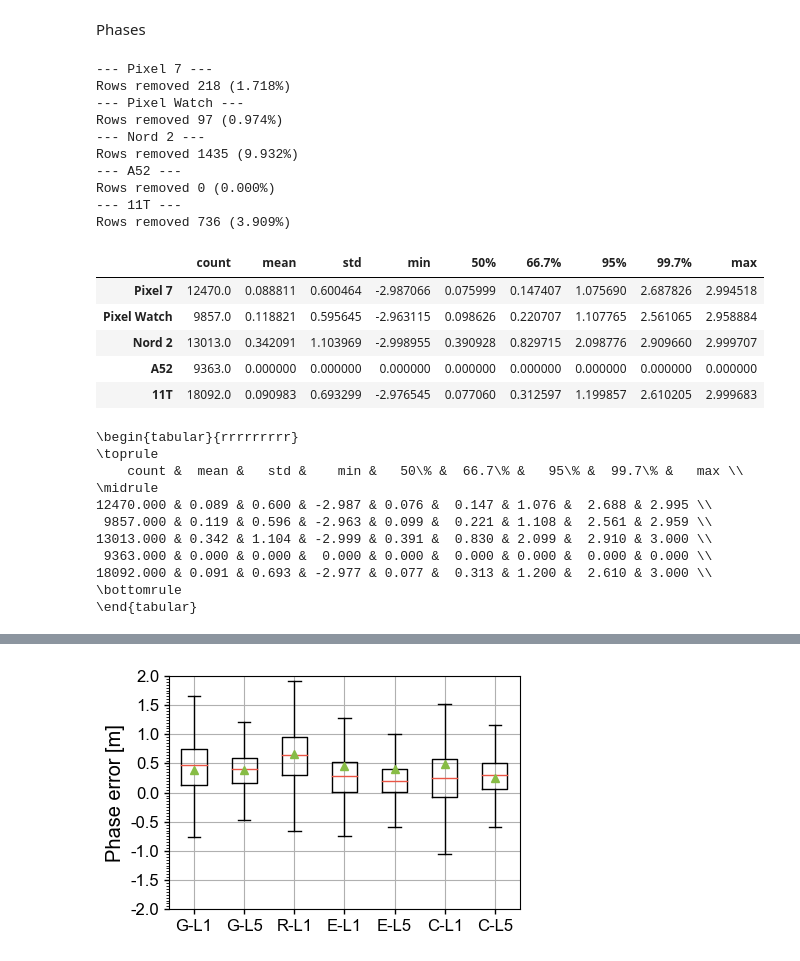
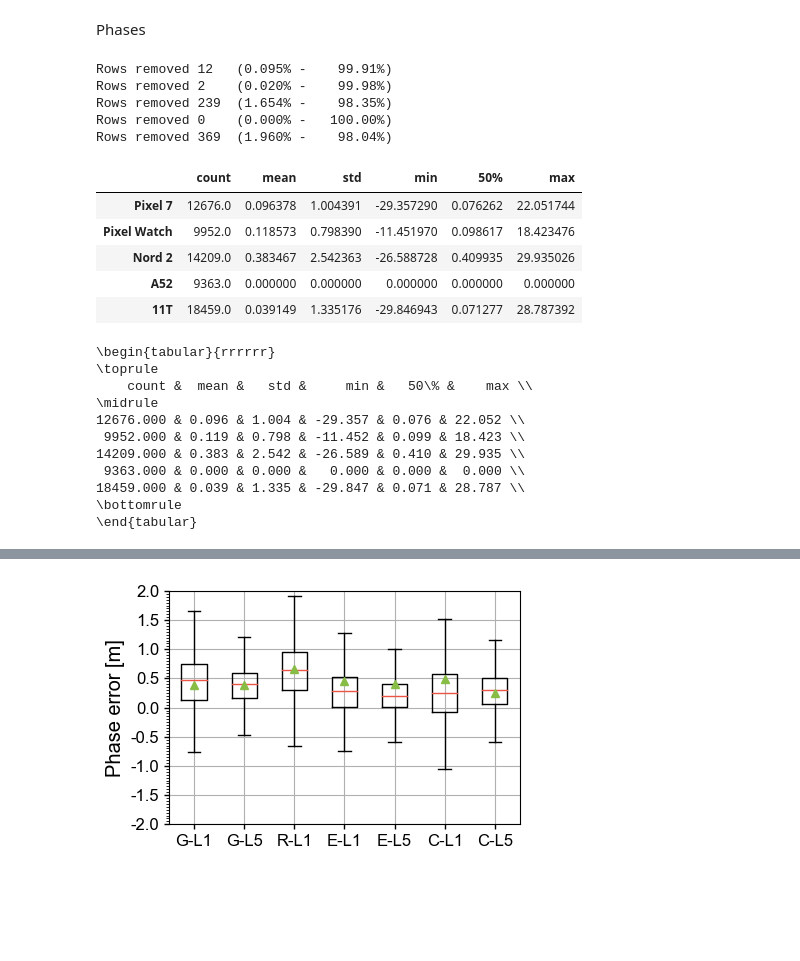
Before and after one commit to agrenier-gnss/MimirAnalyzer, a Jupyter notebook: jupyter/S2_campus.ipynb, the cells around one changed output, grey strips where cells are left out. Drawn from its saved outputs; the diff is of its cells as text; code cells hidden in the pictures; blank space fills up the shorter version.

```diff
--- a/jupyter/S2_campus.ipynb
+++ b/jupyter/S2_campus.ipynb
@@ -200,8 +203,7 @@ extent = [center[1] - 0.001, center[1] + 0.006, center[0] - 0.0005, center[0] +
 # %%
-
+locations = {}
 for log in logs:
-    locations = {}
-    locations['Reference'] = log.pos.df[["latitude", "longitude"]]
+    #locations['Reference'] = log.pos.df[["latitude", "longitude"]]
     locations[log.device] = log.fix.loc[log.fix['provider'].isin(['GPS']), ["latitude", "longitude"]]
-    plotMap(locations=locations, extent=extent, scale=17)
+plotMap(locations=locations, extent=extent, scale=17)
 # %% [output]
@@ -278,10 +276,9 @@ Pseudoranges
 _logs = copy.deepcopy(logs)
 stats = []
 for log in _logs:
-    print(f"--- {log.device} ---")
     log.raw = misc.filterValues(log.raw, 'PseudorangeAcceleration', 300)
     log.raw[list(misc.GnssState_Str.values())] = log.raw.apply(lambda row: misc.getSplitState(row['State'], bits=17, type='tracking'), axis='columns', result_type='expand')
-    stats.append(log.raw['PseudorangeAcceleration'].describe(percentiles=[0.5, .667, .95, .997]))
+    stats.append(log.raw['PseudorangeAcceleration'].describe(percentiles=[0.5]))
 stats = pd.concat(stats, keys=device_list, axis=1).T
 stats
 # %% [output]
@@ -408,10 +400,9 @@ Doppler
 _logs = copy.deepcopy(logs)
 stats = []
 for log in _logs:
-    print(f"--- {log.device} ---")
     log.raw = misc.filterValues(log.raw, 'DopplerError', 30)
     #log.raw = misc.filterPercentile(log.raw, 'DopplerError', 0.997)
-    stats.append(log.raw['DopplerError'].describe(percentiles=[0.5, .667, .95, .997]).T)
+    stats.append(log.raw['DopplerError'].describe(percentiles=[0.5]).T)
 stats = pd.concat(stats, keys=device_list, axis=1).T
 stats
 # %% [output]
@@ -526,42 +512,36 @@ Phases
 # %%
 _logs = copy.deepcopy(logs)
 stats = []
 for log in _logs:
-    print(f"--- {log.device} ---")
     #log.raw = misc.filterPercentile(log.raw, 'PhaseError', 0.997)
-    log.raw = misc.filterValues(log.raw, 'PhaseError', 3)
-    stats.append(log.raw['PhaseError'].describe(percentiles=[0.5, .667, .95, .997]).T)
+    log.raw = misc.filterValues(log.raw, 'PhaseError', 30)
+    stats.append(log.raw['PhaseError'].describe(percentiles=[0.5]).T)
 stats = pd.concat(stats, keys=device_list, axis=1).T
 stats
 # %% [output]
---- Pixel 7 ---
-Rows removed 218 (1.718%)
---- Pixel Watch ---
-Rows removed 97 (0.974%)
---- Nord 2 ---
-Rows removed 1435 (9.932%)
---- A52 ---
-Rows removed 0 (0.000%)
---- 11T ---
-Rows removed 736 (3.909%)
+Rows removed 12   (0.095% -    99.91%)
+Rows removed 2    (0.020% -    99.98%)
+Rows removed 239  (1.654% -    98.35%)
+Rows removed 0    (0.000% -   100.00%)
+Rows removed 369  (1.960% -    98.04%)
-|  | count | mean | std | min | 50% | 66.7% | 95% | 99.7% | max |
-| Pixel 7 | 12470.0 | 0.088811 | 0.600464 | -2.987066 | 0.075999 | 0.147407 | 1.075690 | 2.687826 | 2.994518 |
-| Pixel Watch | 9857.0 | 0.118821 | 0.595645 | -2.963115 | 0.098626 | 0.220707 | 1.107765 | 2.561065 | 2.958884 |
-| Nord 2 | 13013.0 | 0.342091 | 1.103969 | -2.998955 | 0.390928 | 0.829715 | 2.098776 | 2.909660 | 2.999707 |
-| A52 | 9363.0 | 0.000000 | 0.000000 | 0.000000 | 0.000000 | 0.000000 | 0.000000 | 0.000000 | 0.000000 |
-| 11T | 18092.0 | 0.090983 | 0.693299 | -2.976545 | 0.077060 | 0.312597 | 1.199857 | 2.610205 | 2.999683 |
+|  | count | mean | std | min | 50% | max |
+| Pixel 7 | 12676.0 | 0.096378 | 1.004391 | -29.357290 | 0.076262 | 22.051744 |
+| Pixel Watch | 9952.0 | 0.118573 | 0.798390 | -11.451970 | 0.098617 | 18.423476 |
+| Nord 2 | 14209.0 | 0.383467 | 2.542363 | -26.588728 | 0.409935 | 29.935026 |
+| A52 | 9363.0 | 0.000000 | 0.000000 | 0.000000 | 0.000000 | 0.000000 |
+| 11T | 18459.0 | 0.039149 | 1.335176 | -29.846943 | 0.071277 | 28.787392 |
 # %%
 print(stats.to_latex(index=False, formatters={"name": str.upper}, float_format="{:.3f}".format))
 # %% [output]
-\begin{tabular}{rrrrrrrrr}
+\begin{tabular}{rrrrrr}
 \toprule
-    count &  mean &   std &    min &   50\% &  66.7\% &   95\% &  99.7\% &   max \\
+    count &  mean &   std &     min &   50\% &    max \\
 \midrule
-12470.000 & 0.089 & 0.600 & -2.987 & 0.076 &  0.147 & 1.076 &  2.688 & 2.995 \\
- 9857.000 & 0.119 & 0.596 & -2.963 & 0.099 &  0.221 & 1.108 &  2.561 & 2.959 \\
-13013.000 & 0.342 & 1.104 & -2.999 & 0.391 &  0.830 & 2.099 &  2.910 & 3.000 \\
- 9363.000 & 0.000 & 0.000 &  0.000 & 0.000 &  0.000 & 0.000 &  0.000 & 0.000 \\
-18092.000 & 0.091 & 0.693 & -2.977 & 0.077 &  0.313 & 1.200 &  2.610 & 3.000 \\
+12676.000 & 0.096 & 1.004 & -29.357 & 0.076 & 22.052 \\
+ 9952.000 & 0.119 & 0.798 & -11.452 & 0.099 & 18.423 \\
+14209.000 & 0.383 & 2.542 & -26.589 & 0.410 & 29.935 \\
+ 9363.000 & 0.000 & 0.000 &   0.000 & 0.000 &  0.000 \\
+18459.000 & 0.039 & 1.335 & -29.847 & 0.071 & 28.787 \\
 \bottomrule
 \end{tabular}
 # %%
```
Also changed, not shown: parts of 16 cells of this notebook, 4 other files.
